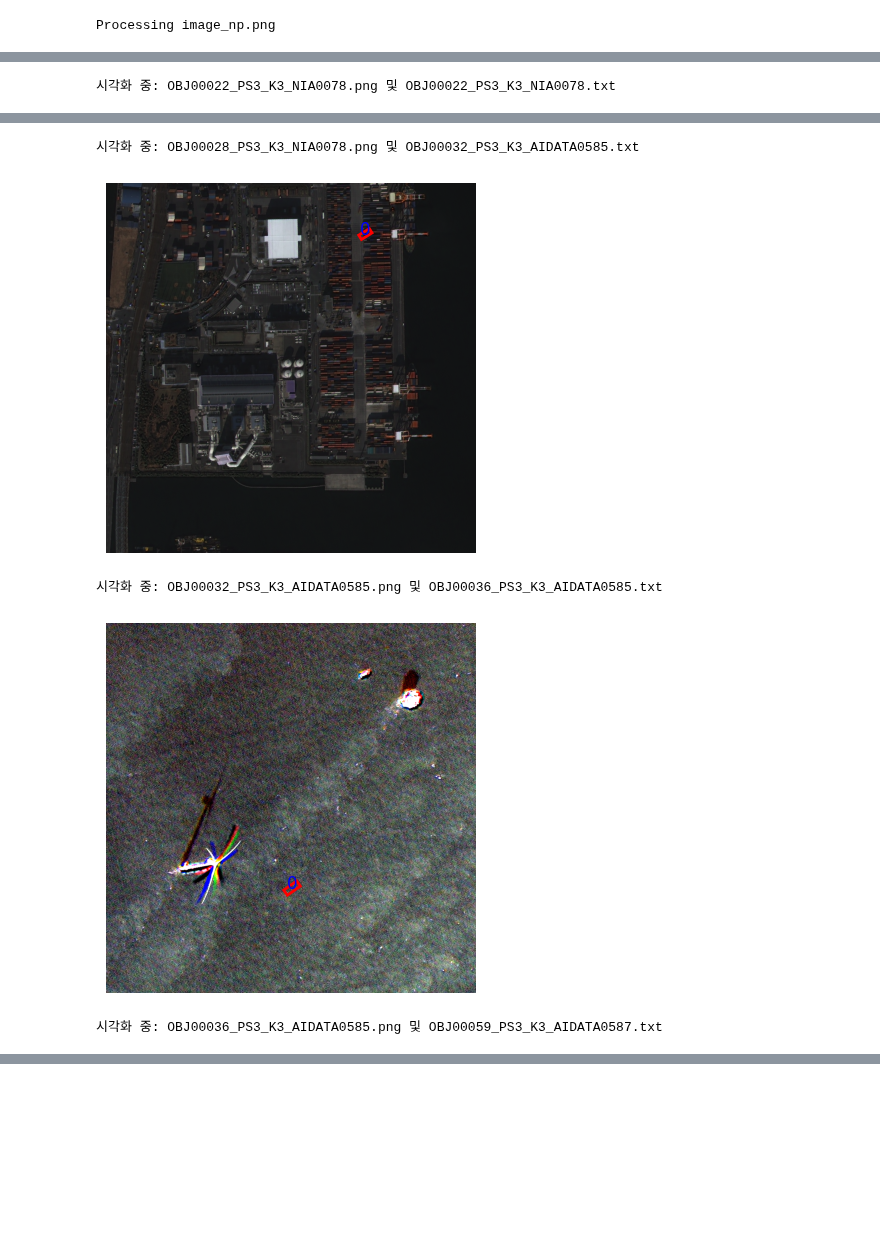
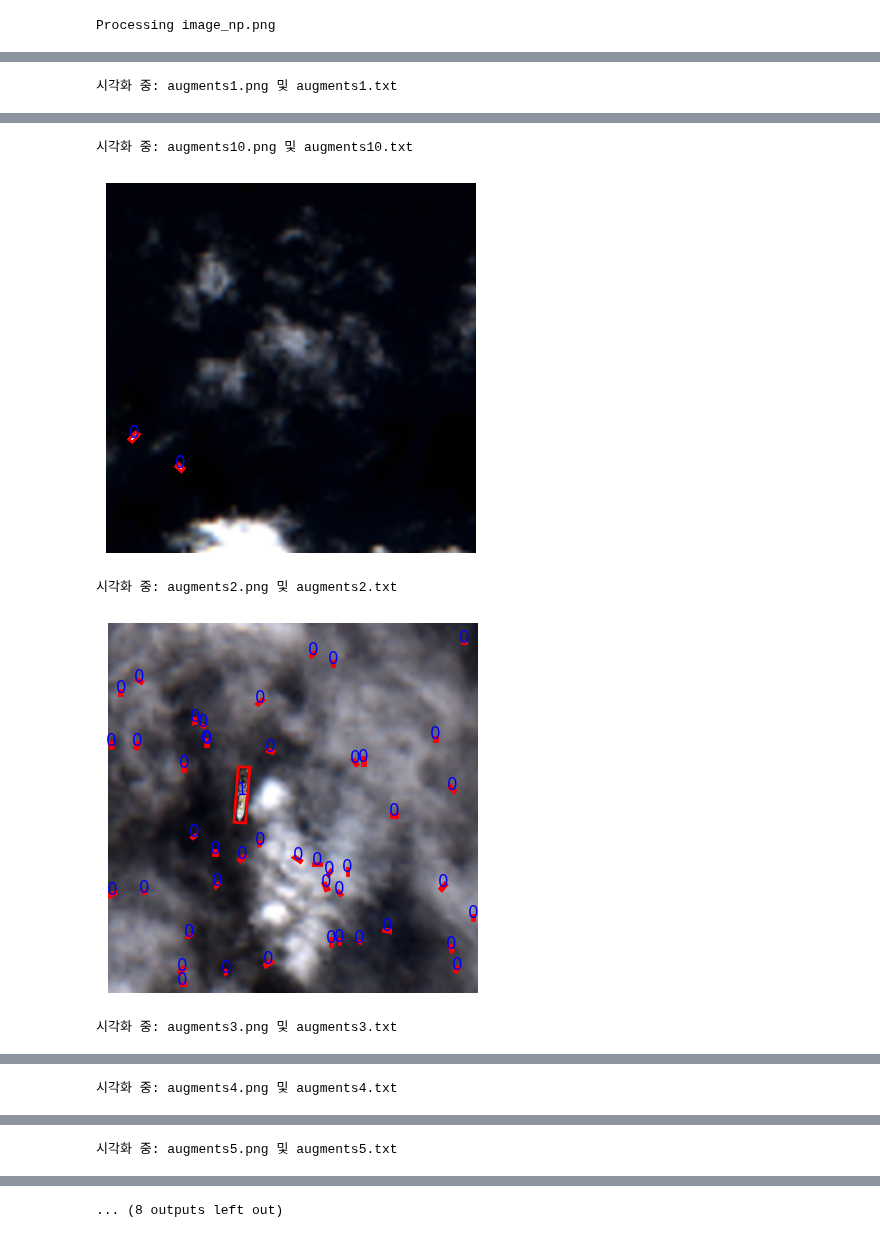
Before and after one commit to wooseungw/SatellieteIMGDetection, a Jupyter notebook: get_ship.ipynb, the cells around one changed output, grey strips where cells are left out. Saved outputs shown, nothing was run; the diff lists cells and outputs as text; code cells hidden in the pictures; blank space fills up the shorter version.

```diff
--- a/get_ship.ipynb
+++ b/get_ship.ipynb
@@ -449,8 +480,8 @@ def visualize_labels_on_image(image_path, label_path):
     visualize_image_with_coords(image_path, coords_list)
 
 # 사용 예시
-image_dir = "./sample/images/train"
-label_dir = "./sample/labels/train"
+image_dir = "./dataset3/images/"
+label_dir = "./dataset3/labels/"
 
 # 디렉토리 내의 파일들을 가져옵니다.
 image_files = sorted([f for f in os.listdir(image_dir) if f.endswith('.png')])
@@ -463,4 +494,4 @@ for image_file, label_file in zip(image_files, label_files):
     print(f"시각화 중: {image_file} 및 {label_file}")
     visualize_labels_on_image(image_path, label_path)
 # %% [output]
-시각화 중: OBJ00022_PS3_K3_NIA0078.png 및 OBJ00022_PS3_K3_NIA0078.txt
+시각화 중: augments1.png 및 augments1.txt
@@ -468,5 +499,5 @@ for image_file, label_file in zip(image_files, label_files):
-시각화 중: OBJ00028_PS3_K3_NIA0078.png 및 OBJ00032_PS3_K3_AIDATA0585.txt
+시각화 중: augments10.png 및 augments10.txt
-[figure, old version]
+[figure, new version]
-시각화 중: OBJ00032_PS3_K3_AIDATA0585.png 및 OBJ00036_PS3_K3_AIDATA0585.txt
+시각화 중: augments2.png 및 augments2.txt
-[figure, old version]
+[figure, new version]
-시각화 중: OBJ00036_PS3_K3_AIDATA0585.png 및 OBJ00059_PS3_K3_AIDATA0587.txt
+시각화 중: augments3.png 및 augments3.txt
@@ -473,0 +505 @@ for image_file, label_file in zip(image_files, label_files):
+시각화 중: augments4.png 및 augments4.txt
@@ -473,0 +507 @@ for image_file, label_file in zip(image_files, label_files):
+시각화 중: augments5.png 및 augments5.txt
@@ -473,0 +509 @@ for image_file, label_file in zip(image_files, label_files):
+... (8 outputs left out)
```
Also changed, not shown: parts of 3 cells of this notebook.
